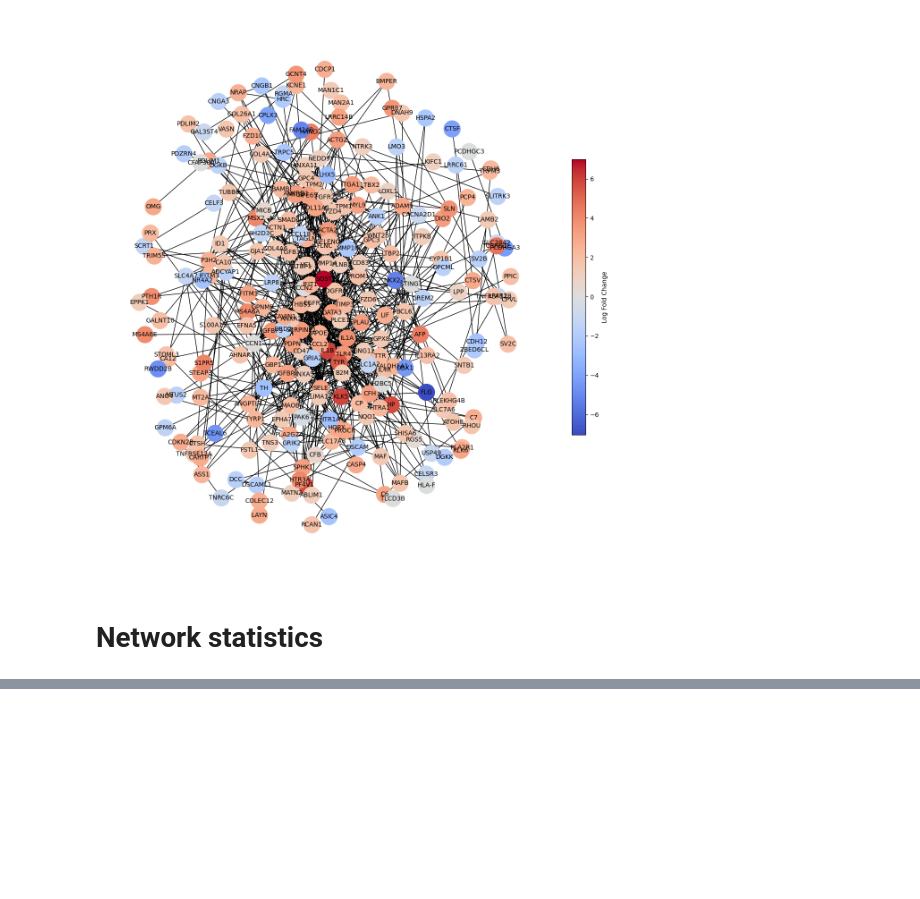
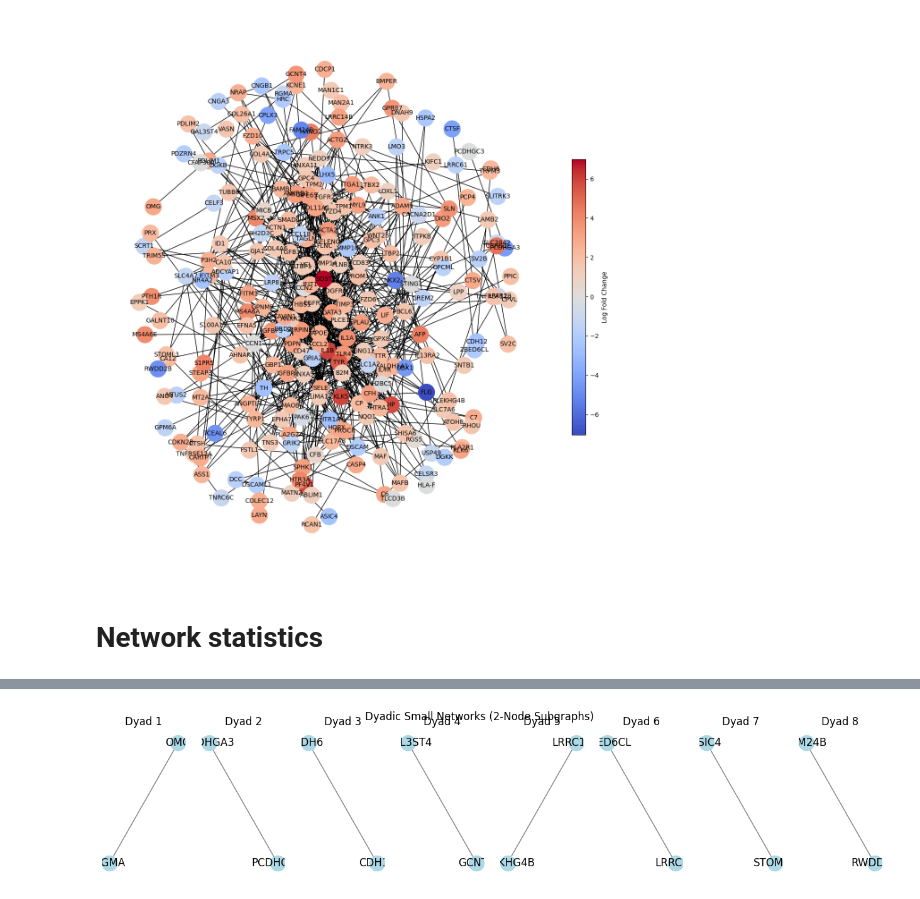
Before and after one commit to geogav/morphophen_networks_spatial, a Jupyter notebook: notebooks/MorphoPhen_Networks.ipynb, the cells around one changed output, grey strips where cells are left out. Cells and saved outputs as stored; diff of their text form; code cells hidden in the pictures; blank space fills up the shorter version.

```diff
--- a/notebooks/MorphoPhen_Networks.ipynb
+++ b/notebooks/MorphoPhen_Networks.ipynb
@@ -353,0 +502,26 @@ plt.show()
+# %%
+import matplotlib.pyplot as plt
+import networkx as nx
+
+# Extract all connected components
+components = list(nx.connected_components(G))
+
+# Find dyads (subgraphs with exactly 2 nodes)
+dyads = [comp for comp in components if len(comp) == 2]
+
+# Plot each dyad separately
+fig, axes = plt.subplots(1, len(dyads), figsize=(2 * len(dyads), 3))
+
+if len(dyads) == 1:  # If there's only one dyad, make axes iterable
+    axes = [axes]
+
+for i, dyad in enumerate(dyads):
+    subgraph = G.subgraph(dyad)
+    pos = nx.spring_layout(subgraph)  # Layout for visualization
+    nx.draw(subgraph, pos, with_labels=True, node_color="lightblue", edge_color="gray", ax=axes[i])
+    axes[i].set_title(f"Dyad {i+1}")
+
+plt.suptitle("Dyadic Small Networks (2-Node Subgraphs)")
+plt.show()
+# %% [output]
+[figure, added]
```
Also changed, not shown: parts of 9 cells of this notebook.
